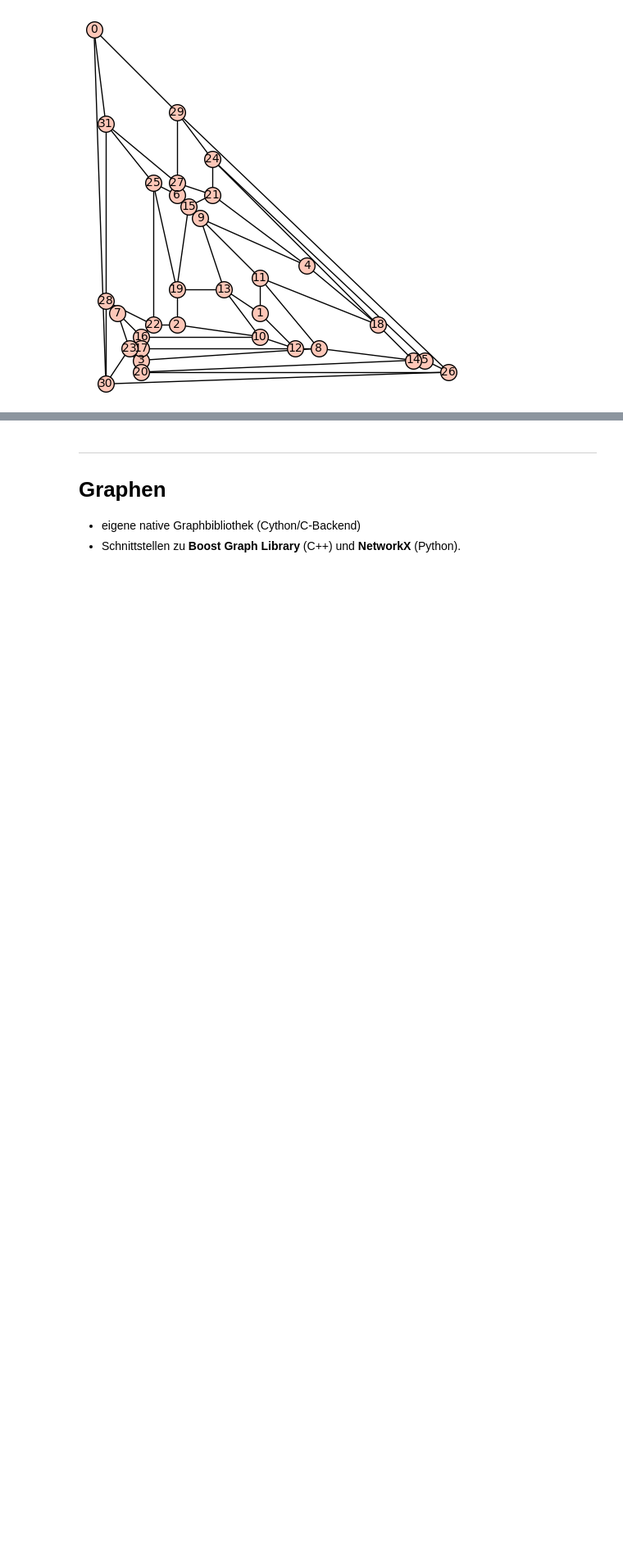
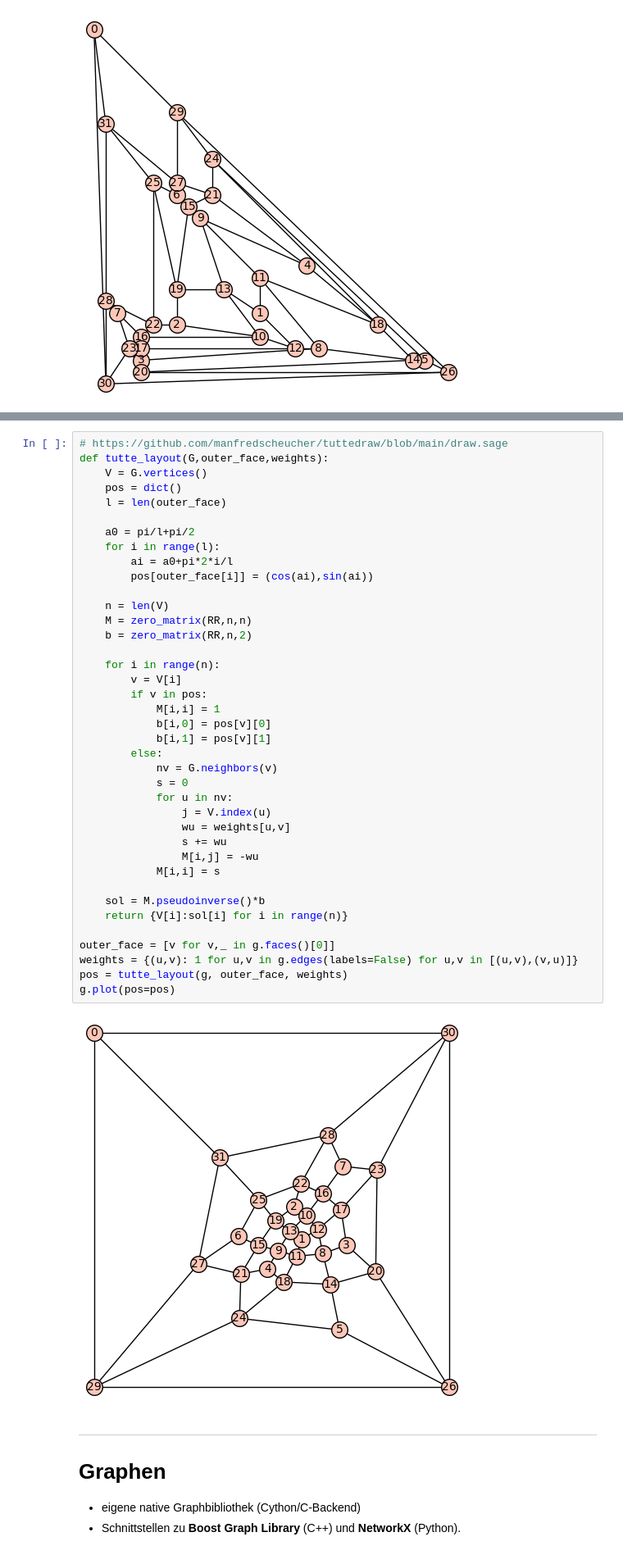
Before and after one commit to manfredscheucher/talk-glt26, a Jupyter notebook: talk.ipynb, the cells around one changed output, grey strips where cells are left out. Shown at 82% size. Drawn from its saved outputs; the diff is of its cells as text; blank space fills up the shorter version.

Commit message:
tutte drawing

```diff
--- a/talk.ipynb
+++ b/talk.ipynb
@@ -646,3 +652,44 @@ g.plot()
+# %%
+# https://github.com/manfredscheucher/tuttedraw/blob/main/draw.sage
+def tutte_layout(G,outer_face,weights):
+	V = G.vertices()
+	pos = dict()
+	l = len(outer_face)
+
+	a0 = pi/l+pi/2
+	for i in range(l):
+		ai = a0+pi*2*i/l
+		pos[outer_face[i]] = (cos(ai),sin(ai))
+
+	n = len(V)
+	M = zero_matrix(RR,n,n)
+	b = zero_matrix(RR,n,2)
+
+	for i in range(n):
+		v = V[i]
+		if v in pos:
+			M[i,i] = 1
+			b[i,0] = pos[v][0]
+			b[i,1] = pos[v][1]
+		else:
+			nv = G.neighbors(v)
+			s = 0
+			for u in nv:
+				j = V.index(u)
+				wu = weights[u,v]
+				s += wu
+				M[i,j] = -wu
+			M[i,i] = s
+
+	sol = M.pseudoinverse()*b
+	return {V[i]:sol[i] for i in range(n)}
+
+outer_face = [v for v,_ in g.faces()[0]]
+weights = {(u,v): 1 for u,v in g.edges(labels=False) for u,v in [(u,v),(v,u)]}
+pos = tutte_layout(g, outer_face, weights)
+g.plot(pos=pos)
+# %% [output]
+[figure, added]
 # %% [markdown]
 ---
 # Graphen
```
Also changed, not shown: parts of 14 cells of this notebook, 2 other files.
